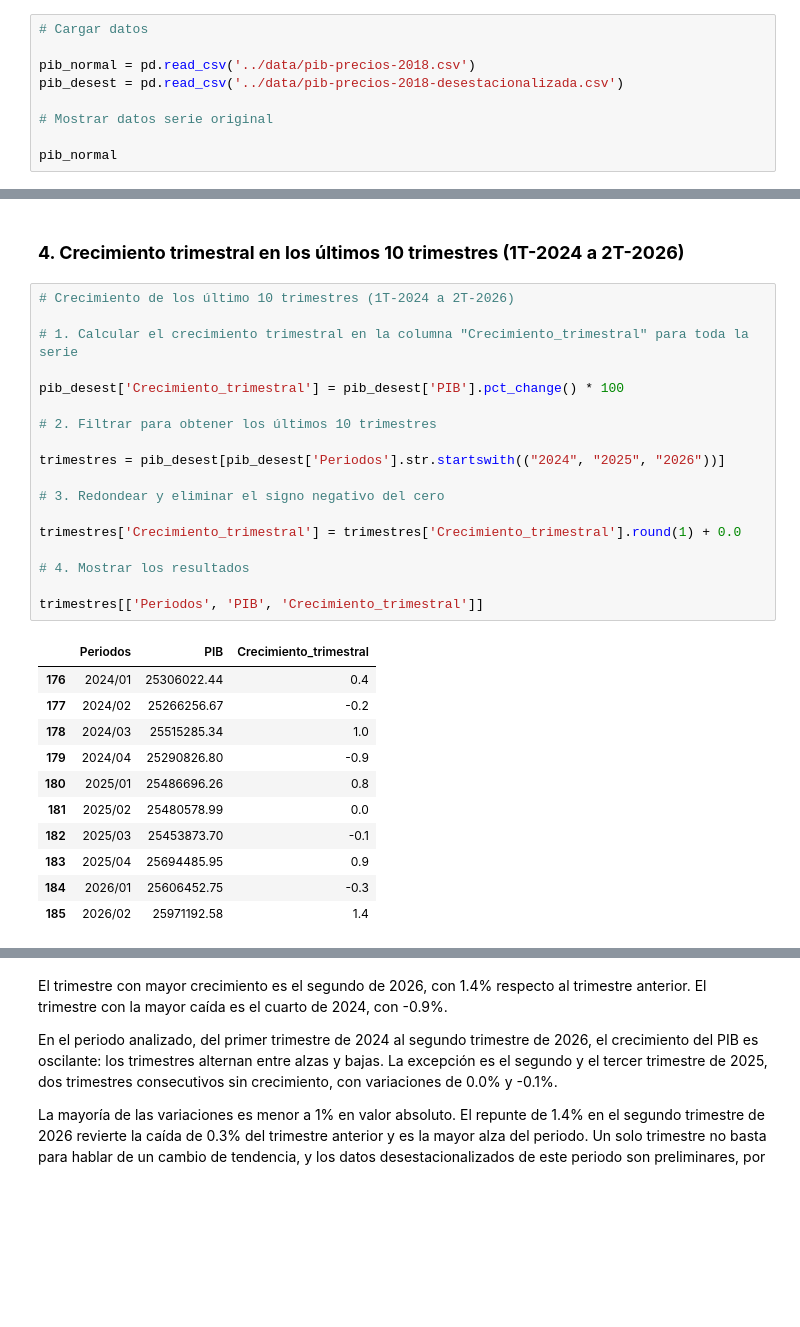
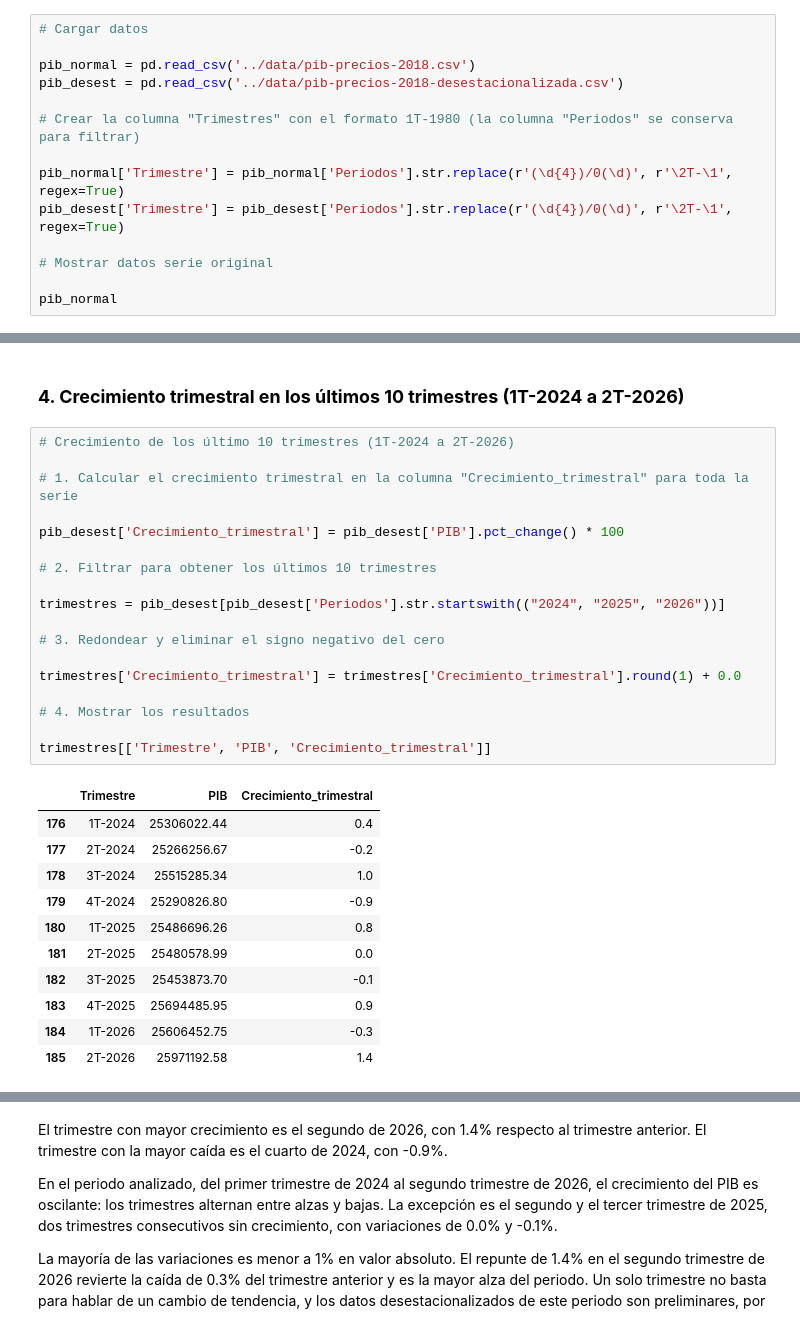
Before and after one commit to Jose-Castanedas/pib_mexico, a Jupyter notebook: notebooks/analisis_pib.ipynb, the cells around one changed output, grey strips where cells are left out. Saved outputs shown, nothing was run; the diff lists cells and outputs as text; blank space fills up the shorter version.

```diff
--- a/notebooks/analisis_pib.ipynb
+++ b/notebooks/analisis_pib.ipynb
@@ -41,6 +41,11 @@ import numpy as np
 pib_normal = pd.read_csv('../data/pib-precios-2018.csv')
 pib_desest = pd.read_csv('../data/pib-precios-2018-desestacionalizada.csv')
 
+# Crear la columna "Trimestres" con el formato 1T-1980 (la columna "Periodos" se conserva para filtrar)
+
+pib_normal['Trimestre'] = pib_normal['Periodos'].str.replace(r'(\d{4})/0(\d)', r'\2T-\1', regex=True)
+pib_desest['Trimestre'] = pib_desest['Periodos'].str.replace(r'(\d{4})/0(\d)', r'\2T-\1', regex=True)
+
 # Mostrar datos serie original
 
 pib_normal
@@ -472,33 +477,33 @@ En el segundo trimestre de 2026, el PIB desestacionalizado registra un crecimien
 # %%
 # Crecimiento de los último 10 trimestres (1T-2024 a 2T-2026)
 
 # 1. Calcular el crecimiento trimestral en la columna "Crecimiento_trimestral" para toda la serie
 
 pib_desest['Crecimiento_trimestral'] = pib_desest['PIB'].pct_change() * 100
 
 # 2. Filtrar para obtener los últimos 10 trimestres
 
 trimestres = pib_desest[pib_desest['Periodos'].str.startswith(("2024", "2025", "2026"))]
 
 # 3. Redondear y eliminar el signo negativo del cero
 
 trimestres['Crecimiento_trimestral'] = trimestres['Crecimiento_trimestral'].round(1) + 0.0
 
 # 4. Mostrar los resultados
 
-trimestres[['Periodos', 'PIB', 'Crecimiento_trimestral']]
+trimestres[['Trimestre', 'PIB', 'Crecimiento_trimestral']]
 # %% [output]
-|  | Periodos | PIB | Crecimiento_trimestral |
-| 176 | 2024/01 | 25306022.44 | 0.4 |
-| 177 | 2024/02 | 25266256.67 | -0.2 |
-| 178 | 2024/03 | 25515285.34 | 1.0 |
-| 179 | 2024/04 | 25290826.80 | -0.9 |
-| 180 | 2025/01 | 25486696.26 | 0.8 |
-| 181 | 2025/02 | 25480578.99 | 0.0 |
-| 182 | 2025/03 | 25453873.70 | -0.1 |
-| 183 | 2025/04 | 25694485.95 | 0.9 |
-| 184 | 2026/01 | 25606452.75 | -0.3 |
-| 185 | 2026/02 | 25971192.58 | 1.4 |
+|  | Trimestre | PIB | Crecimiento_trimestral |
+| 176 | 1T-2024 | 25306022.44 | 0.4 |
+| 177 | 2T-2024 | 25266256.67 | -0.2 |
+| 178 | 3T-2024 | 25515285.34 | 1.0 |
+| 179 | 4T-2024 | 25290826.80 | -0.9 |
+| 180 | 1T-2025 | 25486696.26 | 0.8 |
+| 181 | 2T-2025 | 25480578.99 | 0.0 |
+| 182 | 3T-2025 | 25453873.70 | -0.1 |
+| 183 | 4T-2025 | 25694485.95 | 0.9 |
+| 184 | 1T-2026 | 25606452.75 | -0.3 |
+| 185 | 2T-2026 | 25971192.58 | 1.4 |
 # %%
 # Gráfica crecimiento de los últimos 10 trimestres (1T-2024 a 2T-2026)
 
```
Also changed, not shown: parts of 4 cells of this notebook, 1 other file.
